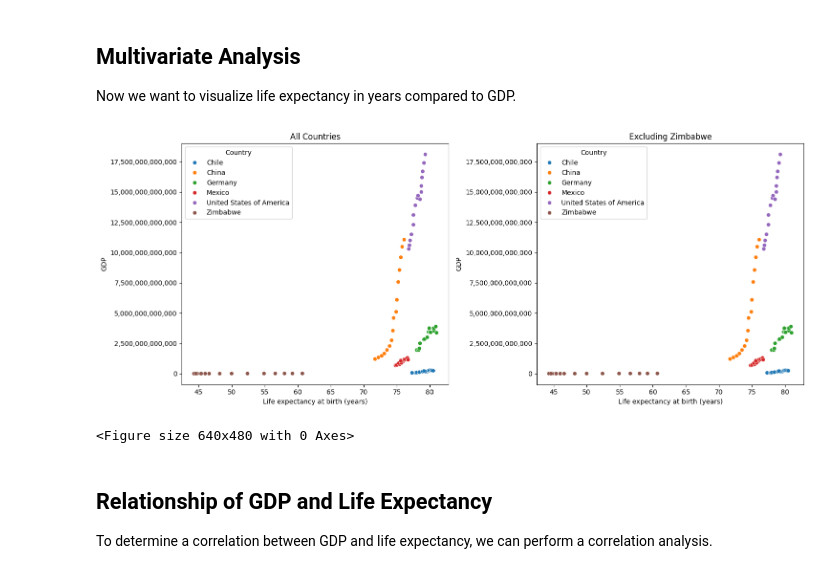
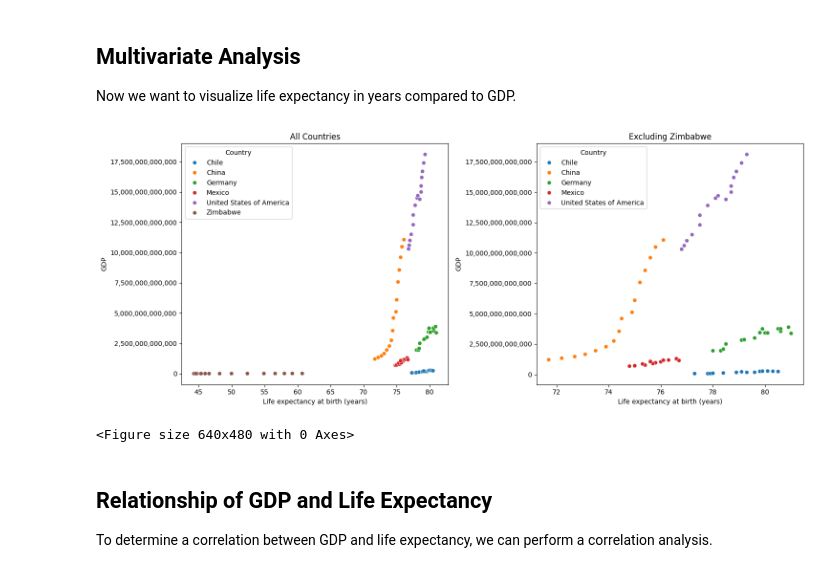
Before and after one commit to harryw1/cuddly-tribble, a Jupyter notebook: data-science-ml/coursework/jupyter/06_life_expectancy_portfolio/life_expectancy_gdp.ipynb, the cells around one changed output. Cells and saved outputs as stored; diff of their text form; code cells hidden in the pictures.

```diff
--- a/data-science-ml/coursework/jupyter/06_life_expectancy_portfolio/life_expectancy_gdp.ipynb
+++ b/data-science-ml/coursework/jupyter/06_life_expectancy_portfolio/life_expectancy_gdp.ipynb
@@ -109,35 +112,35 @@ Now we want to visualize life expectancy in years compared to GDP.
 fig, (ax1, ax2) = plt.subplots(1, 2, figsize=(15, 6))
 
 # Format y-axis numbers to improve readability
 # Format y-axis with commas
 def format_func(value, tick_number):
     return "{:,.0f}".format(value)
 
 
 
 # Plot with all data
 sns.scatterplot(data=df,
                y="GDP",
                x="Life expectancy at birth (years)",
                hue="Country",
                ax=ax1)
 ax1.yaxis.set_major_formatter(FuncFormatter(format_func))
 ax1.set_title("All Countries")
 
 # Plot without Zimbabwe
-sns.scatterplot(data=df,
+sns.scatterplot(data=df[df["Country"] != "Zimbabwe"],
                y="GDP",
                x="Life expectancy at birth (years)",
                hue="Country",
                ax=ax2)
 ax2.yaxis.set_major_formatter(FuncFormatter(format_func))
 ax2.set_title("Excluding Zimbabwe")
 
 plt.tight_layout()
 plt.show()
 plt.clf()
 # %% [output]
-[figure, old version]
+[figure, new version]
 <Figure size 640x480 with 0 Axes>
 # %% [markdown]
 ## Relationship of GDP and Life Expectancy
```
Also changed, not shown: parts of 5 cells of this notebook.
